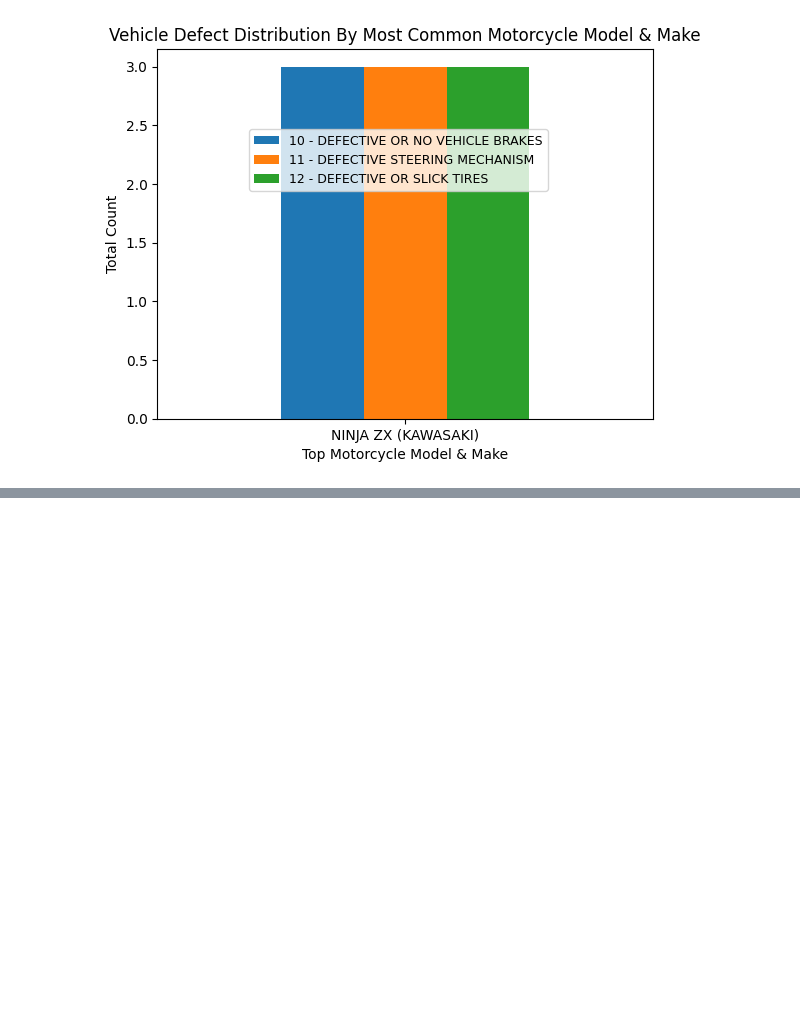
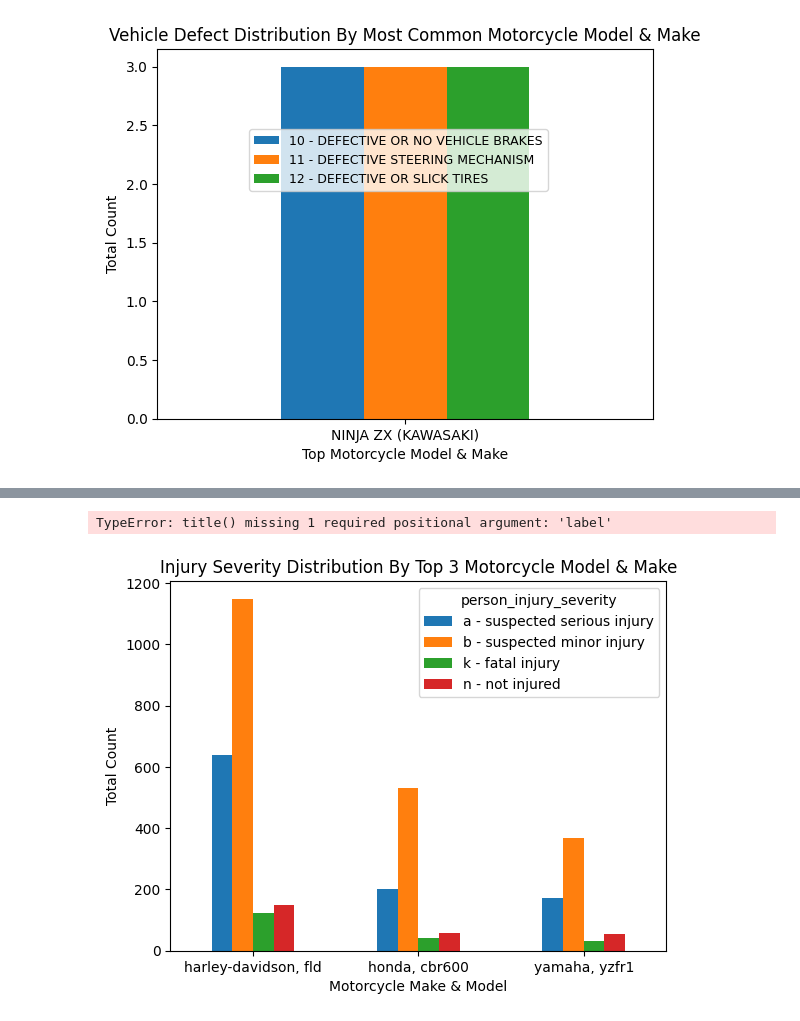
Before and after one commit to tex-wrex/tex-wrex, a Jupyter notebook: Jared/explore_get_specific_visuals.ipynb, the cells around one changed output, grey strips where cells are left out. Cells and saved outputs as stored; diff of their text form; code cells hidden in the pictures; blank space fills up the shorter version.

```diff
--- a/Jared/explore_get_specific_visuals.ipynb
+++ b/Jared/explore_get_specific_visuals.ipynb
@@ -264,0 +229,3 @@ master.columns.to_list()
+# %%
+master = pd.read_csv('master_modeling_updated1.csv')
+master
@@ -264,0 +246,14 @@ master.columns.to_list()
+# %%
+# Top 3 make model and injury distribution
+master['make_and_model'] = master.vehicle_make + ', ' + master.vehicle_model
+top3list = master.make_and_model.value_counts().head(3).index.to_list()
+top3makemodel = master[master.make_and_model.isin(top3list)]
+pd.crosstab(top3makemodel.make_and_model, top3makemodel.person_injury_severity).plot(kind='bar')
+plt.title('Injury Severity Distribution By Top 3 Motorcycle Model & Make')
+plt.xlabel('Motorcycle Make & Model')
+plt.xticks(rotation=0)
+plt.ylabel('Total Count')
+plt.title()
+# %% [output]
+TypeError: title() missing 1 required positional argument: 'label'
+[figure, added]
```
Also changed, not shown: parts of 67 cells of this notebook.
